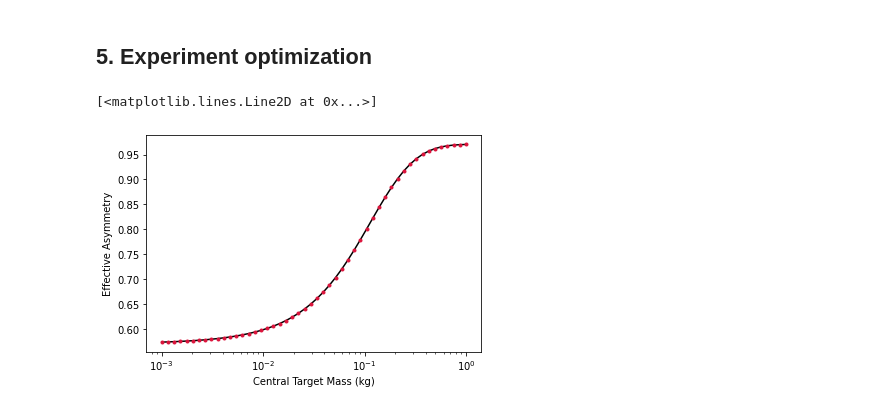
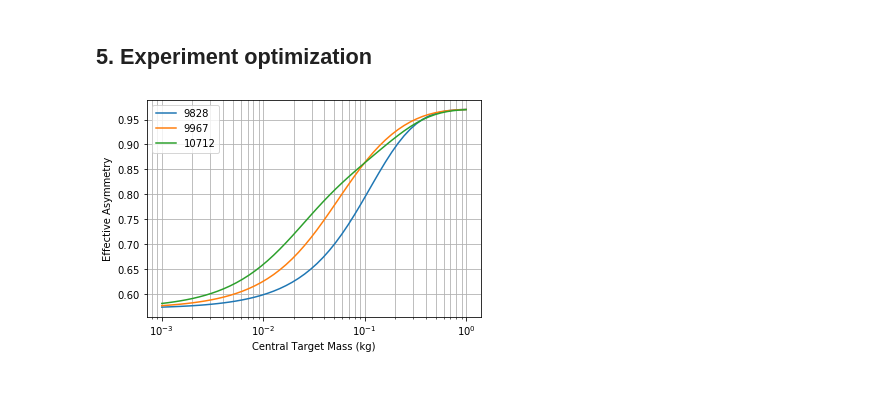
Before and after one commit to u-eff-gee/ries, a Jupyter notebook: notebooks/polarized_self_absorption.ipynb, the cells around one changed output. Drawn from its saved outputs; the diff is of its cells as text; code cells hidden in the pictures.

Commit message:
Small fixes in polarized-SAbs notebook
- Fix level lifetime (copy-paste error).
- Fix some typos.
- Update email and copyright notice.

```diff
--- a/notebooks/polarized_self_absorption.ipynb
+++ b/notebooks/polarized_self_absorption.ipynb
@@ -136,7 +136,7 @@ branching_ratios_9967, branching_ratios_9967_uncertainty = relative_intensity_to
 
 total_width_10712 = ( # in MeV, obtained from half life in femtoseconds
     physical_constants["reduced Planck constant in eV s"][0]
-    /(76e-18*half_life_to_lifetime)*eV_to_MeV)
+    /(24e-18*half_life_to_lifetime)*eV_to_MeV)
 branching_ratios_10712, branching_ratios_10712_uncertainty = relative_intensity_to_branching_ratio(
     np.array([100., 28.]), np.array([5., 5.]))
 
@@ -655,9 +657,12 @@ for n_mass in range(len(target_mass_center_values)):
 # %%
 fig, ax = plt.subplots(1,1)
 ax.set_xlabel("Central Target Mass (kg)")
 ax.set_ylabel("Effective Asymmetry")
-ax.semilogx(target_mass_center_values, effective_asymmetry_values, "-", color="black")
-ax.semilogx(target_mass_center_values, effective_asymmetry_values, ".", color="crimson")
+for n_state, excited_state in enumerate(excited_states):
+    ax.semilogx(target_mass_center_values, effective_asymmetry_values[n_state], "-", label=excited_state.J_pi)
+    # ax.semilogx(target_mass_center_values, effective_asymmetry_values[n_state], ".", color="crimson")
+ax.grid(which="both")
+ax.legend()
+plt.savefig("asymmetry_vs_mass.pdf")
 # %% [output]
-[<matplotlib.lines.Line2D at 0x...>]
-[figure, old version]
+[figure, new version]
```
Also changed, not shown: parts of 6 cells of this notebook, 2 other files.
